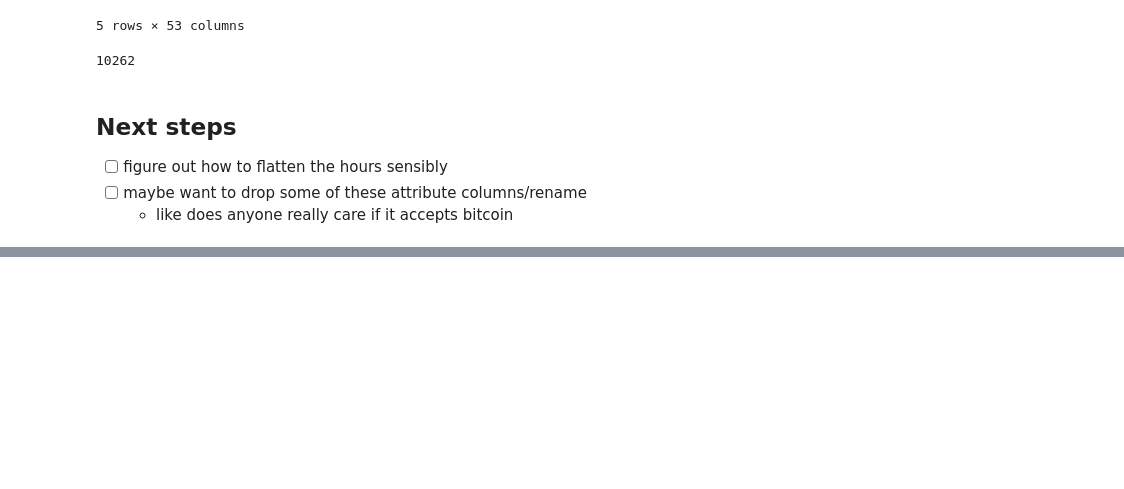
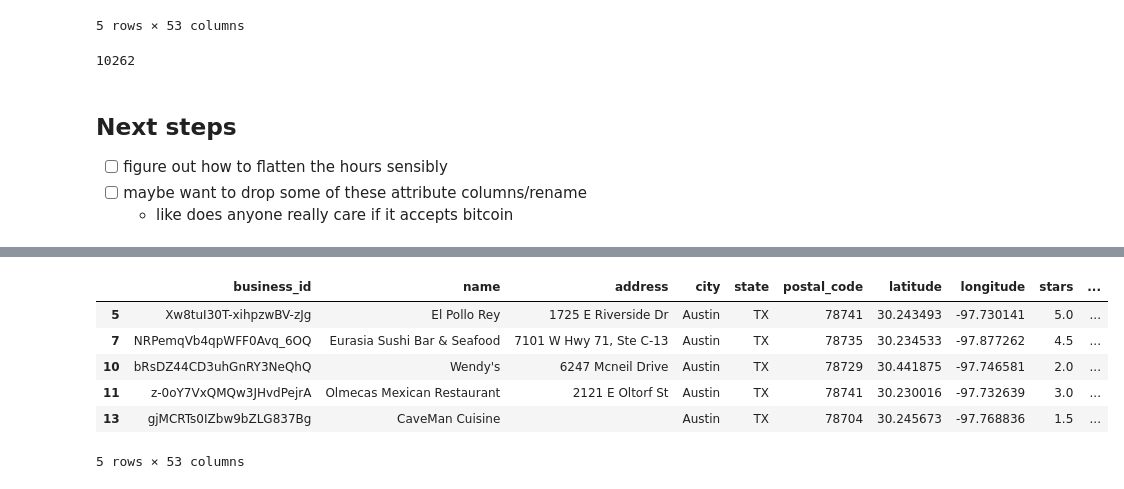
Before and after one commit to carlyryan/CIS450, a Jupyter notebook: preprocessing.ipynb, the cells around one changed output, grey strips where cells are left out. Drawn from its saved outputs; the diff is of its cells as text; code cells hidden in the pictures; blank space fills up the shorter version.

```diff
--- a/preprocessing.ipynb
+++ b/preprocessing.ipynb
@@ -106,0 +142,14 @@ len(yelp_data_austin[~yelp_data_austin.RestaurantsPriceRange2.isnull()])
+# %%
+# remove all non-food places
+yelp_data_austin = yelp_data_austin[~yelp_data_austin.categories.isnull()]
+yelp_data_austin = yelp_data_austin[yelp_data_austin['categories'].str.contains("Restaurant|Food")]
+
+yelp_data_austin.head()
+# %% [output]
+|  | business_id | name | address | city | state | postal_code | latitude | longitude | stars | ... |
+| 5 | Xw8tuI30T-xihpzwBV-zJg | El Pollo Rey | 1725 E Riverside Dr | Austin | TX | 78741 | 30.243493 | -97.730141 | 5.0 | ... |
+| 7 | NRPemqVb4qpWFF0Avq_6OQ | Eurasia Sushi Bar & Seafood | 7101 W Hwy 71, Ste C-13 | Austin | TX | 78735 | 30.234533 | -97.877262 | 4.5 | ... |
+| 10 | bRsDZ44CD3uhGnRY3NeQhQ | Wendy's | 6247 Mcneil Drive | Austin | TX | 78729 | 30.441875 | -97.746581 | 2.0 | ... |
+| 11 | z-0oY7VxQMQw3JHvdPejrA | Olmecas Mexican Restaurant | 2121 E Oltorf St | Austin | TX | 78741 | 30.230016 | -97.732639 | 3.0 | ... |
+| 13 | gjMCRTs0IZbw9bZLG837Bg | CaveMan Cuisine |  | Austin | TX | 78704 | 30.245673 | -97.768836 | 1.5 | ... |
+5 rows × 53 columns
```
Also changed, not shown: parts of 9 cells of this notebook.
